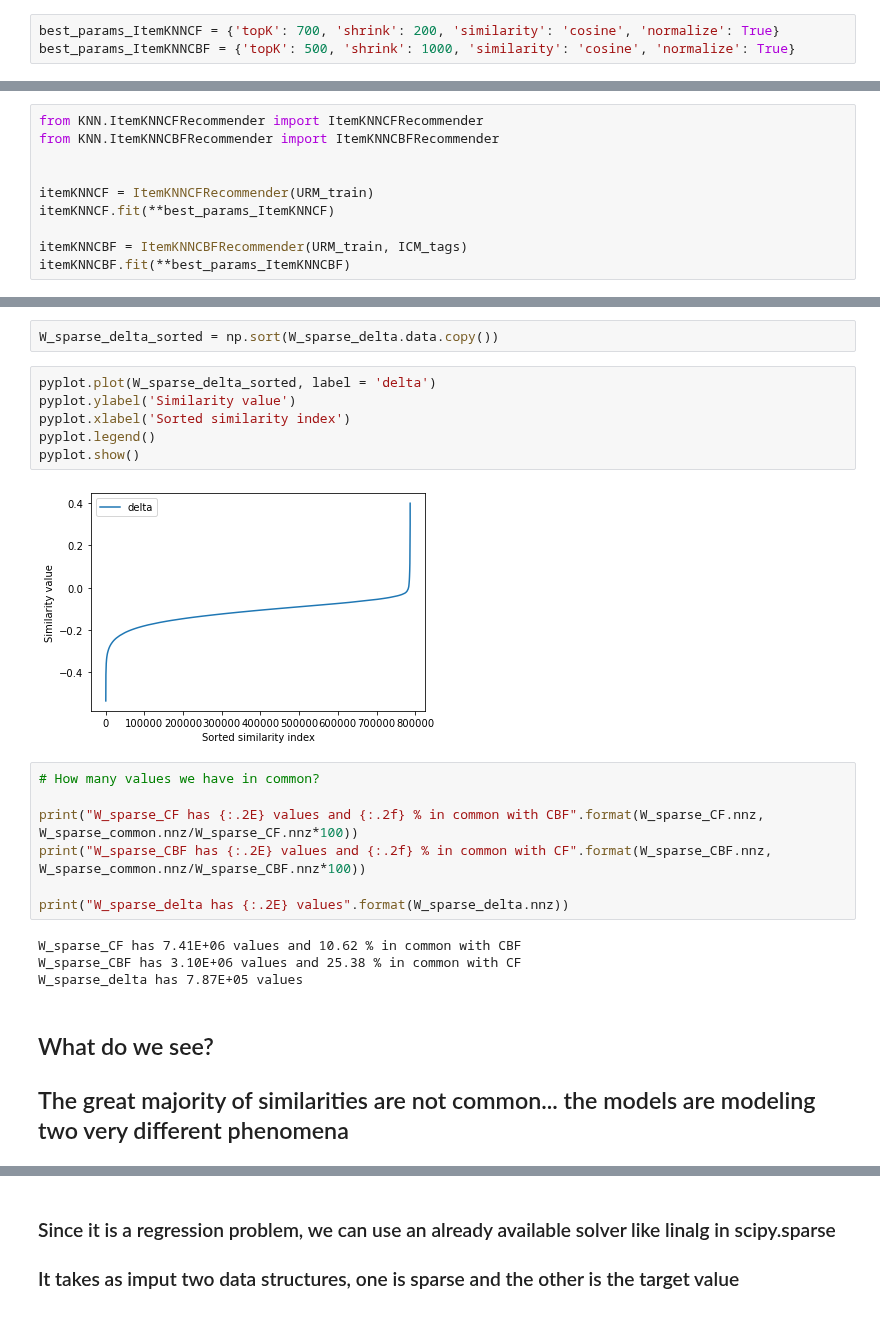
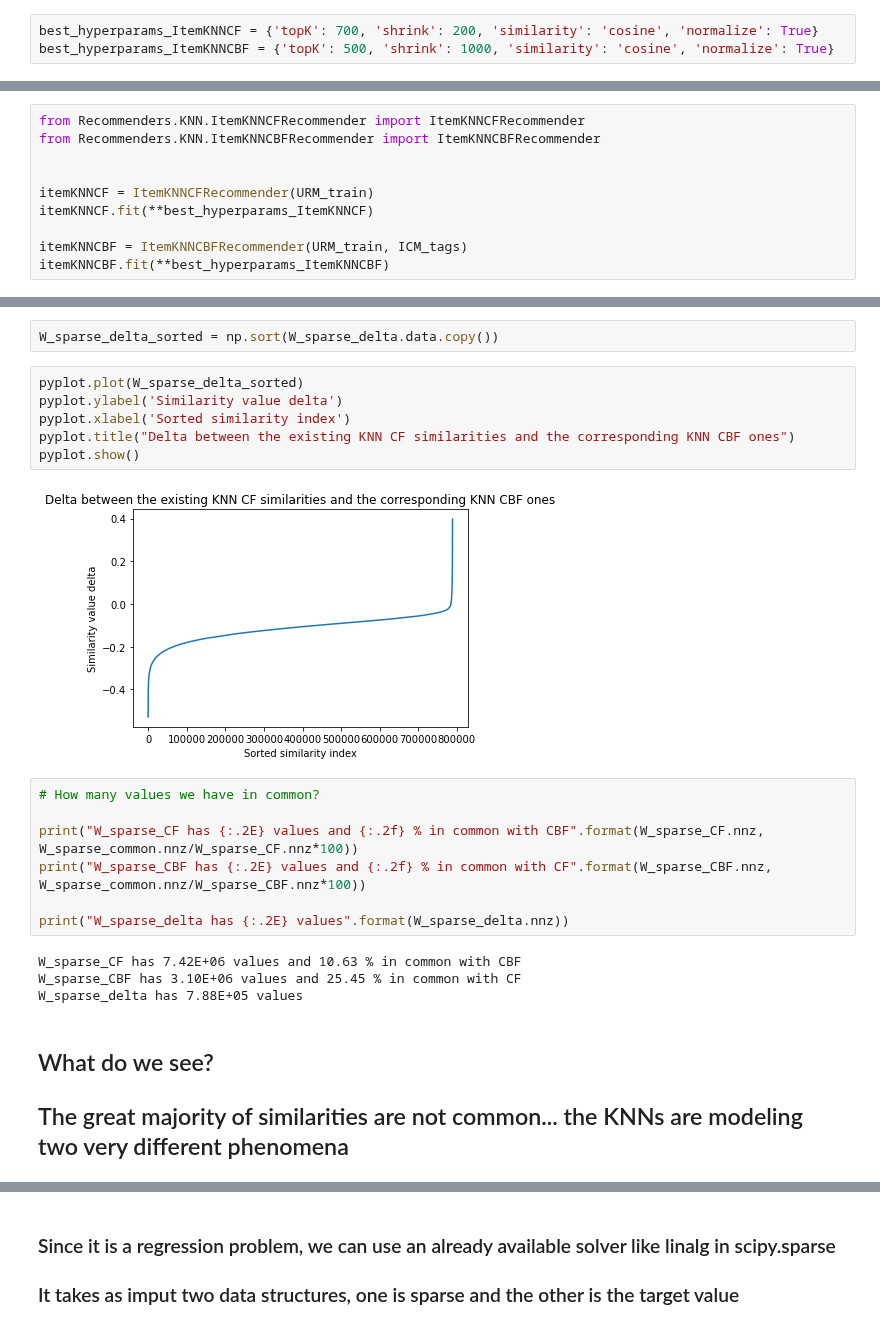
Before and after one commit to MaurizioFD/RecSys_Course_AT_PoliMi, a Jupyter notebook: Practice 13 - Collaborative Boosted FW.ipynb, the cells around one changed output, grey strips where cells are left out. Drawn from its saved outputs; the diff is of its cells as text.

```diff
--- a/Practice 13 - Collaborative Boosted FW.ipynb
+++ b/Practice 13 - Collaborative Boosted FW.ipynb
@@ -48,16 +54,16 @@ URM_train, URM_validation = split_train_in_two_percentage_global_sample(URM_trai
 # %%
-best_params_ItemKNNCF = {'topK': 700, 'shrink': 200, 'similarity': 'cosine', 'normalize': True}
-best_params_ItemKNNCBF = {'topK': 500, 'shrink': 1000, 'similarity': 'cosine', 'normalize': True}
+best_hyperparams_ItemKNNCF = {'topK': 700, 'shrink': 200, 'similarity': 'cosine', 'normalize': True}
+best_hyperparams_ItemKNNCBF = {'topK': 500, 'shrink': 1000, 'similarity': 'cosine', 'normalize': True}
 # %% [markdown]
 ### Step 1: Create the two models, collaborative and content based
 # %%
-from KNN.ItemKNNCFRecommender import ItemKNNCFRecommender
-from KNN.ItemKNNCBFRecommender import ItemKNNCBFRecommender
+from Recommenders.KNN.ItemKNNCFRecommender import ItemKNNCFRecommender
+from Recommenders.KNN.ItemKNNCBFRecommender import ItemKNNCBFRecommender
 
 
 itemKNNCF = ItemKNNCFRecommender(URM_train)
-itemKNNCF.fit(**best_params_ItemKNNCF)
+itemKNNCF.fit(**best_hyperparams_ItemKNNCF)
 
 itemKNNCBF = ItemKNNCBFRecommender(URM_train, ICM_tags)
-itemKNNCBF.fit(**best_params_ItemKNNCBF)
+itemKNNCBF.fit(**best_hyperparams_ItemKNNCBF)
 # %% [output]
@@ -116,13 +123,13 @@ W_sparse_delta -= W_sparse_CF.copy().multiply(W_sparse_common)
 # %%
 W_sparse_delta_sorted = np.sort(W_sparse_delta.data.copy())
 # %%
-pyplot.plot(W_sparse_delta_sorted, label = 'delta')
-pyplot.ylabel('Similarity value')
+pyplot.plot(W_sparse_delta_sorted)
+pyplot.ylabel('Similarity value delta')
 pyplot.xlabel('Sorted similarity index')
-pyplot.legend()
+pyplot.title("Delta between the existing KNN CF similarities and the corresponding KNN CBF ones")
 pyplot.show()
 # %% [output]
-[figure, old version]
+[figure, new version]
 # %%
 # How many values we have in common?
 
@@ -131,12 +138,12 @@ print("W_sparse_CBF has {:.2E} values and {:.2f} % in common with CF".format(W_s
 
 print("W_sparse_delta has {:.2E} values".format(W_sparse_delta.nnz))
 # %% [output]
-W_sparse_CF has 7.41E+06 values and 10.62 % in common with CBF
-W_sparse_CBF has 3.10E+06 values and 25.38 % in common with CF
-W_sparse_delta has 7.87E+05 values
+W_sparse_CF has 7.42E+06 values and 10.63 % in common with CBF
+W_sparse_CBF has 3.10E+06 values and 25.45 % in common with CF
+W_sparse_delta has 7.88E+05 values
 # %% [markdown]
 ## What do we see?
-## The great majority of similarities are not common... the models are modeling two very different phenomena
+## The great majority of similarities are not common... the KNNs are modeling two very different phenomena
 # %% [markdown]
 # Idea:
 
```
Also changed, not shown: parts of 38 cells of this notebook, 2 other files.
